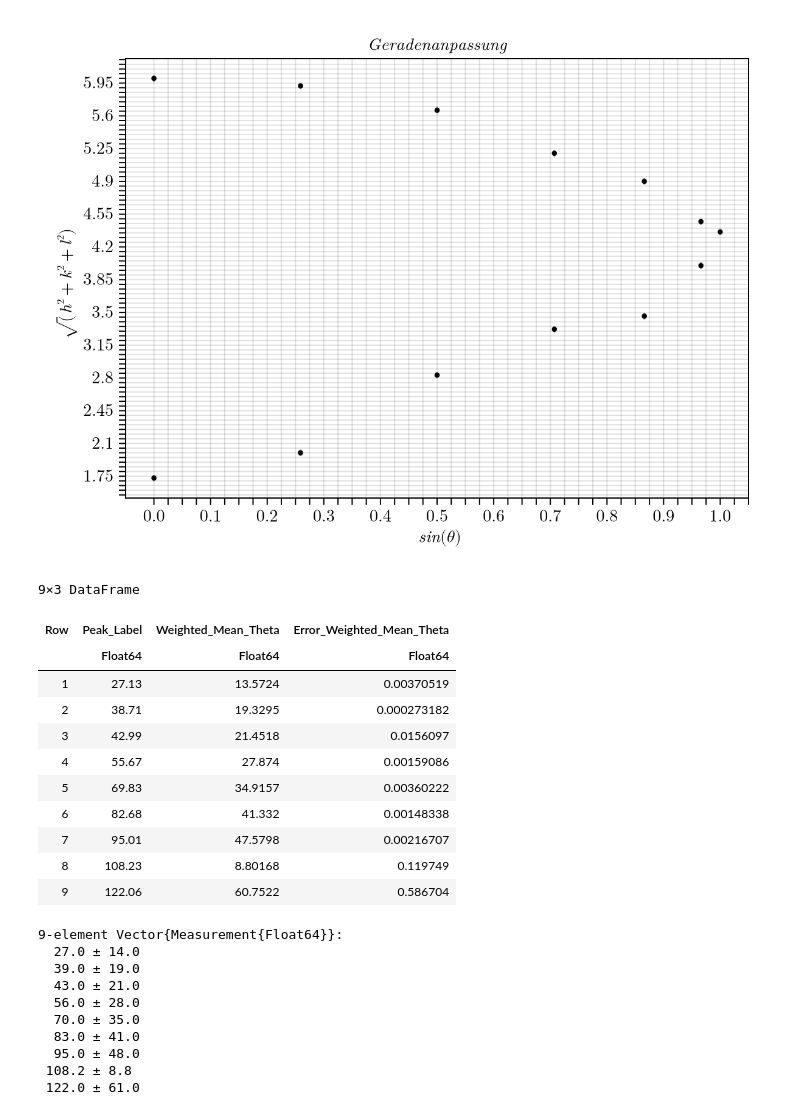
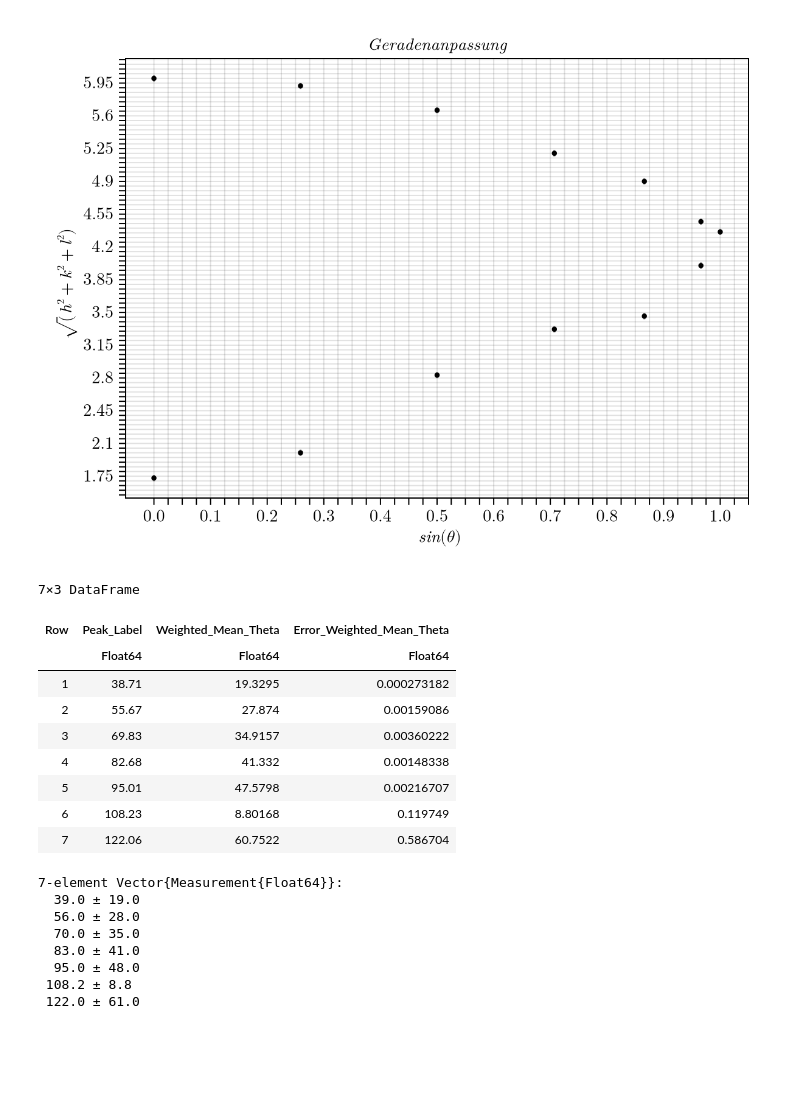
Before and after one commit to valu161/Praktikum_B_Lucas, a Jupyter notebook: Festkörperphysik/Röntgennografische_Methoden/Tabellen.ipynb, the cells around one changed output. Cells and saved outputs as stored; diff of their text form; code cells hidden in the pictures; blank space fills up the shorter version.

```diff
--- a/Festkörperphysik/Röntgennografische_Methoden/Tabellen.ipynb
+++ b/Festkörperphysik/Röntgennografische_Methoden/Tabellen.ipynb
@@ -300,28 +300,24 @@ end
 # %%
 using CSV
 # %%
-messung = (DataFrame(load("C:/Users/va/Uni/Praktikum/Praktikum_B/Festkörperphysik/Röntgennografische_Methoden/Gespeicherte Fits/Probe_3_Gewichteter_Mittelwert.csv")))
+messung = (DataFrame(load("C:/Users/va/Uni/Praktikum/Praktikum_B/Festkörperphysik/Röntgennografische_Methoden/Gespeicherte_Fits/Probe_3_Gewichteter_Mittelwert_test.csv")))
 # %% [output]
-9×3 DataFrame
+7×3 DataFrame
 | Row | Peak_Label | Weighted_Mean_Theta | Error_Weighted_Mean_Theta |
 |  | Float64 | Float64 | Float64 |
-| 1 | 27.13 | 13.5724 | 0.00370519 |
-| 2 | 38.71 | 19.3295 | 0.000273182 |
-| 3 | 42.99 | 21.4518 | 0.0156097 |
-| 4 | 55.67 | 27.874 | 0.00159086 |
-| 5 | 69.83 | 34.9157 | 0.00360222 |
-| 6 | 82.68 | 41.332 | 0.00148338 |
-| 7 | 95.01 | 47.5798 | 0.00216707 |
-| 8 | 108.23 | 8.80168 | 0.119749 |
-| 9 | 122.06 | 60.7522 | 0.586704 |
+| 1 | 38.71 | 19.3295 | 0.000273182 |
+| 2 | 55.67 | 27.874 | 0.00159086 |
+| 3 | 69.83 | 34.9157 | 0.00360222 |
+| 4 | 82.68 | 41.332 | 0.00148338 |
+| 5 | 95.01 | 47.5798 | 0.00216707 |
+| 6 | 108.23 | 8.80168 | 0.119749 |
+| 7 | 122.06 | 60.7522 | 0.586704 |
 # %%
 
 Probe_1 = measurement.(messung[:,1], messung[:,2])
 # %% [output]
-9-element Vector{Measurement{Float64}}:
-  27.0 ± 14.0
+7-element Vector{Measurement{Float64}}:
   39.0 ± 19.0
-  43.0 ± 21.0
   56.0 ± 28.0
   70.0 ± 35.0
   83.0 ± 41.0
```
Also changed, not shown: parts of 8 cells of this notebook, 10 other files.
